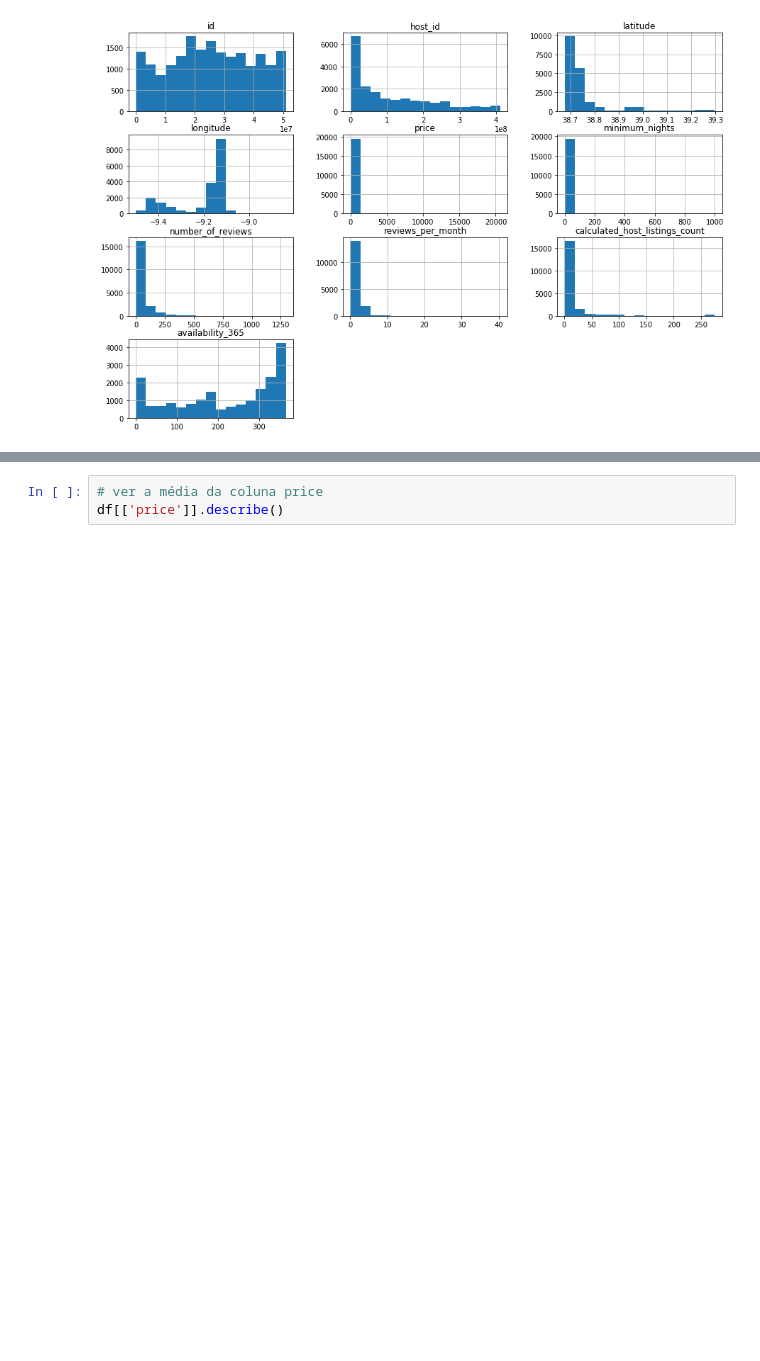
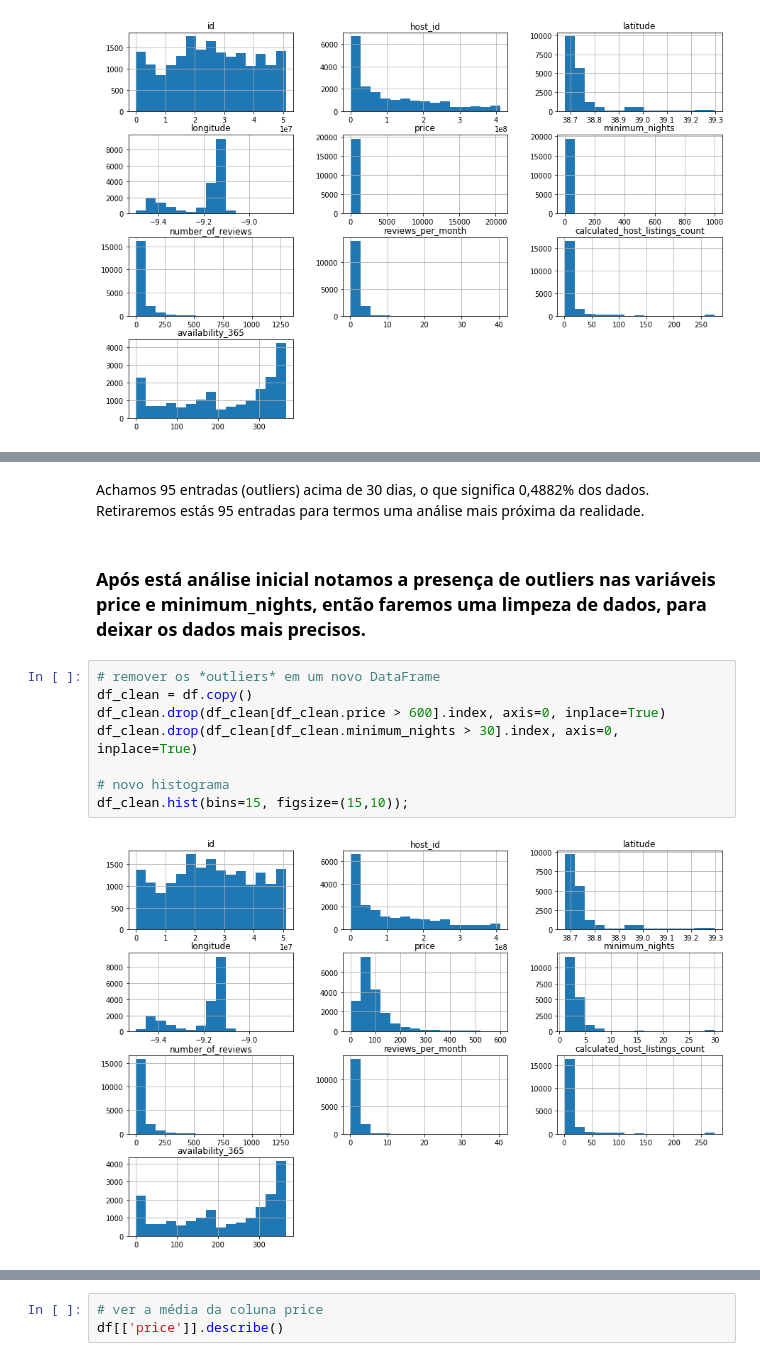
Before and after one commit to charlestreiber/Projeto_Lisboa, a Jupyter notebook: Projeto_Lisboa.ipynb, the cells around one changed output, grey strips where cells are left out. Cells and saved outputs as stored; diff of their text form; blank space fills up the shorter version.

```diff
--- a/Projeto_Lisboa.ipynb
+++ b/Projeto_Lisboa.ipynb
@@ -138,2 +215,17 @@ df.hist(bins=15, figsize=(15,10));
+# %% [markdown]
+Achamos 95 entradas (outliers) acima de 30 dias, o que significa 0,4882% dos dados.
+Retiraremos estás 95 entradas para termos uma análise mais próxima da realidade.
+# %% [markdown]
+### Após está análise inicial notamos a presença de outliers nas variáveis **price** e **minimum_nights**, então faremos uma limpeza de dados, para deixar os dados mais precisos.
+# %%
+# remover os *outliers* em um novo DataFrame
+df_clean = df.copy()
+df_clean.drop(df_clean[df_clean.price > 600].index, axis=0, inplace=True)
+df_clean.drop(df_clean[df_clean.minimum_nights > 30].index, axis=0, inplace=True)
+
+# novo histograma
+df_clean.hist(bins=15, figsize=(15,10));
+# %% [output]
+[figure, added]
 # %% [markdown]
 ### **Q4. Qual a média dos preços de aluguel?**
```
Also changed, not shown: parts of 16 cells of this notebook.
